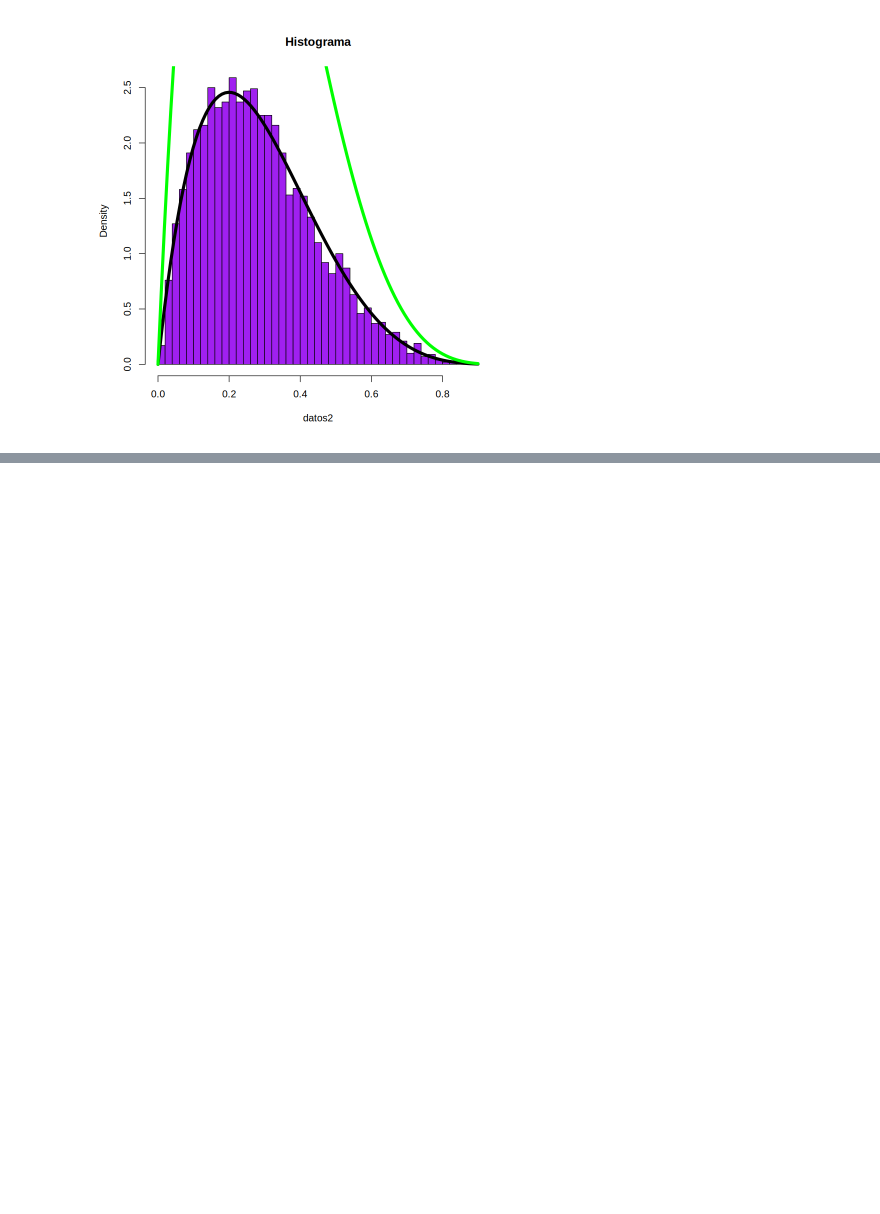
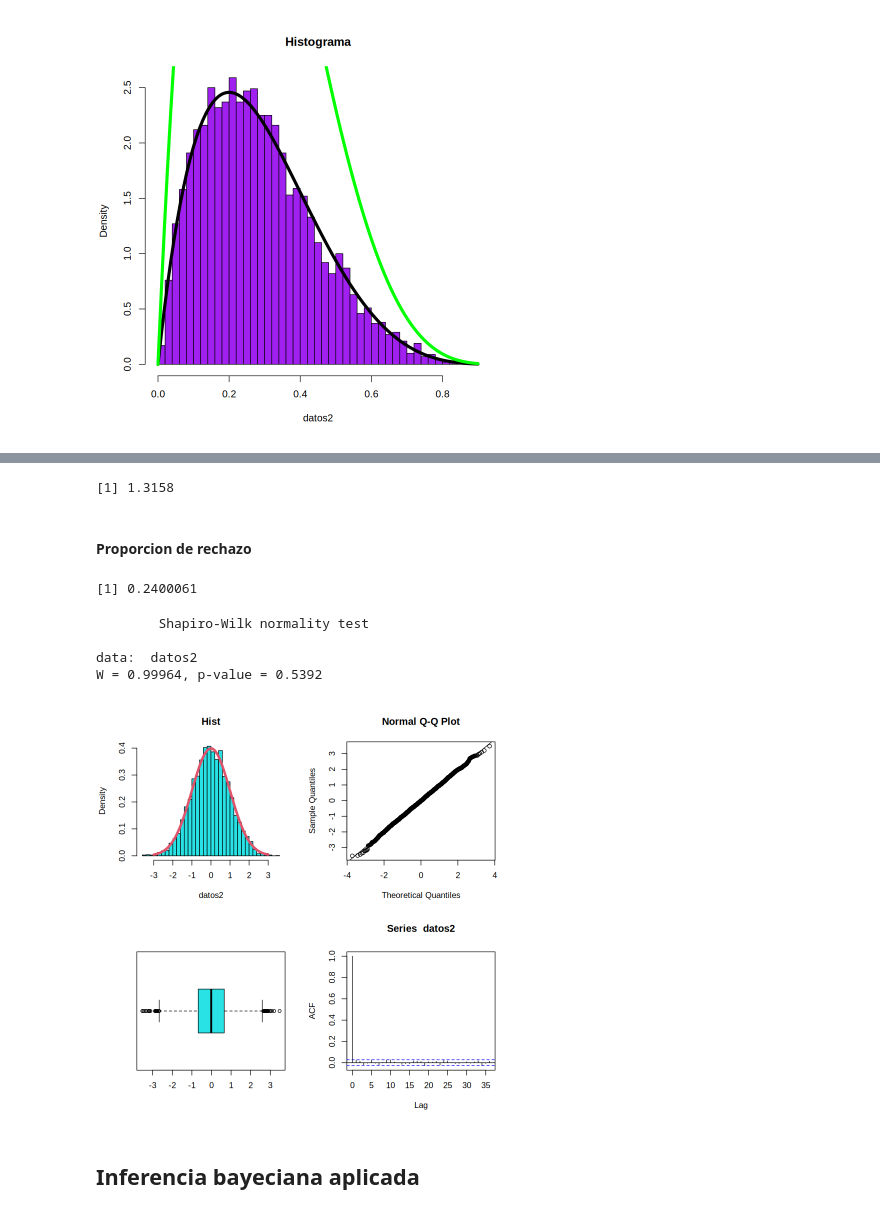
Before and after one commit to Nicolas-Bernal/Simulacion-Estadistica, a Jupyter notebook: Primer Corte/04_Metodo_aceptacion_y_rechazo.ipynb, the cells around one changed output, grey strips where cells are left out. Cells and saved outputs as stored; diff of their text form; code cells hidden in the pictures; blank space fills up the shorter version.

```diff
--- a/Primer Corte/04_Metodo_aceptacion_y_rechazo.ipynb
+++ b/Primer Corte/04_Metodo_aceptacion_y_rechazo.ipynb
@@ -240,0 +331,30 @@ W = 0.96577, p-value < 2.2e-16
+# %%
+count/nsim
+# %% [output]
+[1] 1.3158
+# %% [markdown]
+#### Proporcion de rechazo
+# %%
+1 - nsim/count
+# %% [output]
+[1] 0.2400061
+# %%
+# Graficos y pruebas analiticas
+
+par(mfrow = c(2,2))
+hist(datos2,freq = FALSE,breaks = "FD",col = 5,main = "Hist")
+curve(f,from=-3,to=3,add=T,col=2,lwd=4)
+qqnorm(datos2)
+qqline(datos2)
+boxplot(datos2,horizontal = TRUE,col = 5)
+acf(datos2)
+
+shapiro.test(datos2)
+# %% [output]
+        Shapiro-Wilk normality test
+
+data:  datos2
+W = 0.99964, p-value = 0.5392
+[figure, added]
+# %% [markdown]
+## Inferencia bayeciana aplicada
```
Also changed, not shown: parts of 13 cells of this notebook.
